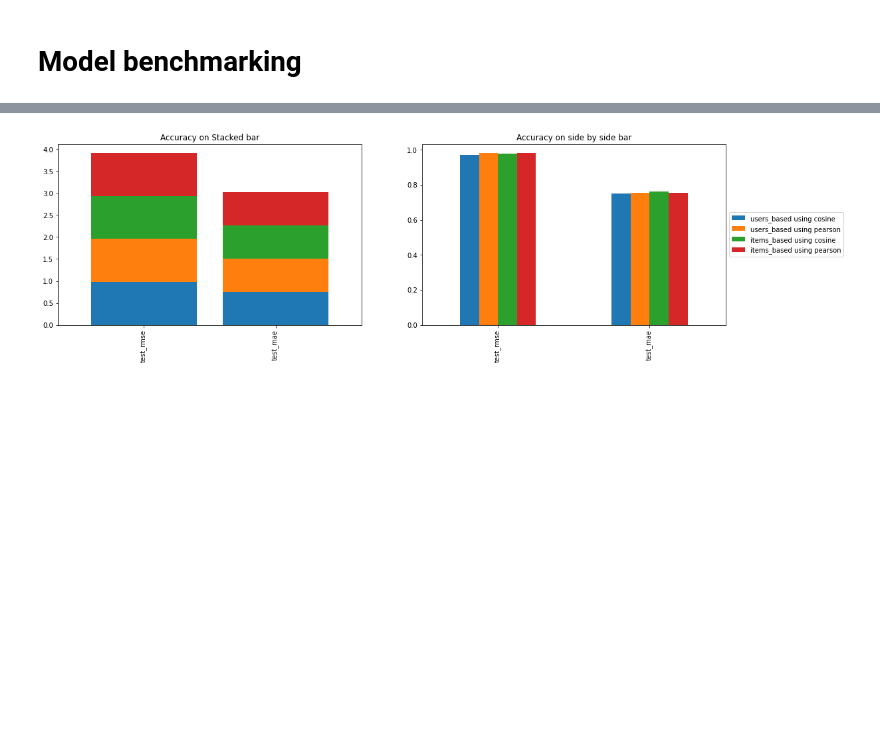
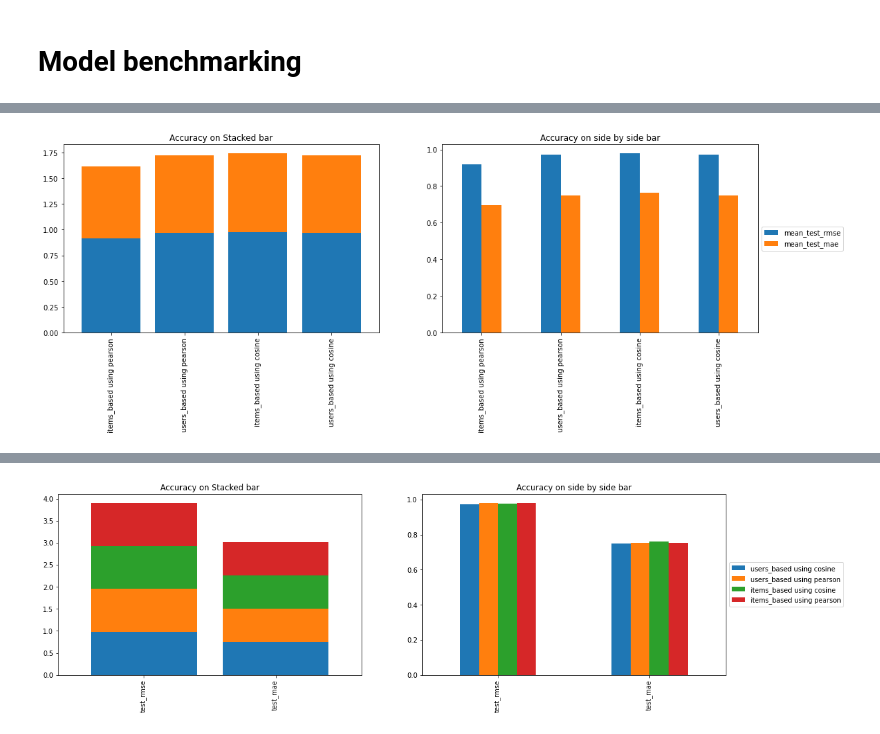
Before and after one commit to vivien-DSA/recsys_using_surprise, a Jupyter notebook: notebooks/model-pipeline_using_surprise.ipynb, the cells around one changed output, grey strips where cells are left out. Saved outputs shown, nothing was run; the diff lists cells and outputs as text; code cells hidden in the pictures; blank space fills up the shorter version.

```diff
--- a/notebooks/model-pipeline_using_surprise.ipynb
+++ b/notebooks/model-pipeline_using_surprise.ipynb
@@ -166,0 +179,9 @@ Done computing similarity matrix.
+# %%
+from surprise.model_selection import GridSearchCV
+
+param_grid = {'sim_options': {'name': ['pearson_baseline', 'cosine'],
+                               'user_based': [False, True]}
+              }
+gs = GridSearchCV(KNNBasic, param_grid, measures=['rmse', 'mae'], cv=5)
+
+gs.fit(data)
@@ -166,0 +206,9 @@ Done computing similarity matrix.
+# %%
+# Now we save our benchmarking on the dataframe for better computation and visualisation
+benchmarking =pd.DataFrame.from_dict(gs.cv_results)[['mean_test_rmse', 'rank_test_rmse',
+       'mean_test_mae', 'rank_test_mae', 'mean_fit_time',
+     'mean_test_time',
+       'param_sim_options']]
+# %%
+# We rename the index
+benchmarking = benchmarking.rename(index = {3:'users_based using cosine', 1:'users_based using pearson', 2:'items_based using cosine', 0:'items_based using pearson'})
@@ -166,0 +228,15 @@ Done computing similarity matrix.
+# %%
+# Let us visualise accuracy metrics
+
+
+import matplotlib.pyplot as plt
+fig, axes = plt.subplots(1,2, figsize= (18, 5))
+benchmarking[['mean_test_rmse','mean_test_mae']].plot(kind='bar', stacked=True, width=0.8, ax = axes[0], legend = False)
+axes[0].set_title('Accuracy on Stacked bar', loc='center')
+benchmarking[['mean_test_rmse','mean_test_mae']].plot.bar(ax = axes[1])
+axes[1].set_title('Accuracy on side by side bar', loc='center')
+axes[1].legend(loc='center left', bbox_to_anchor=(1, 0.5))
+# plt.legend(title = 'Type of Algo')
+plt.show()
+# %% [output]
+[figure, added]
```
Also changed, not shown: parts of 15 cells of this notebook.
